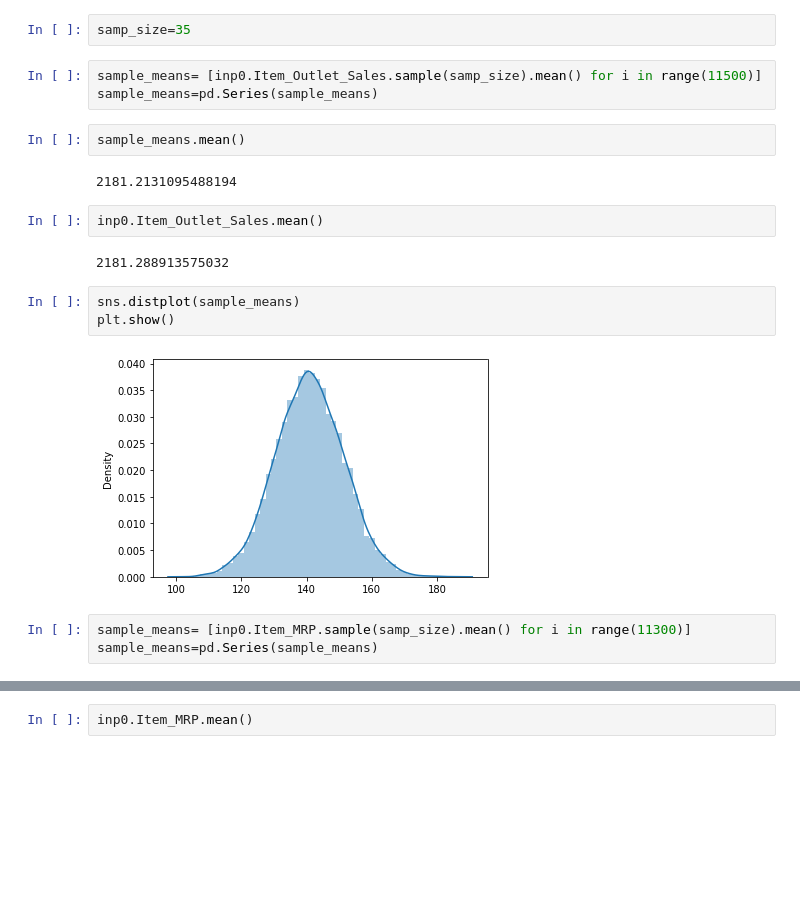
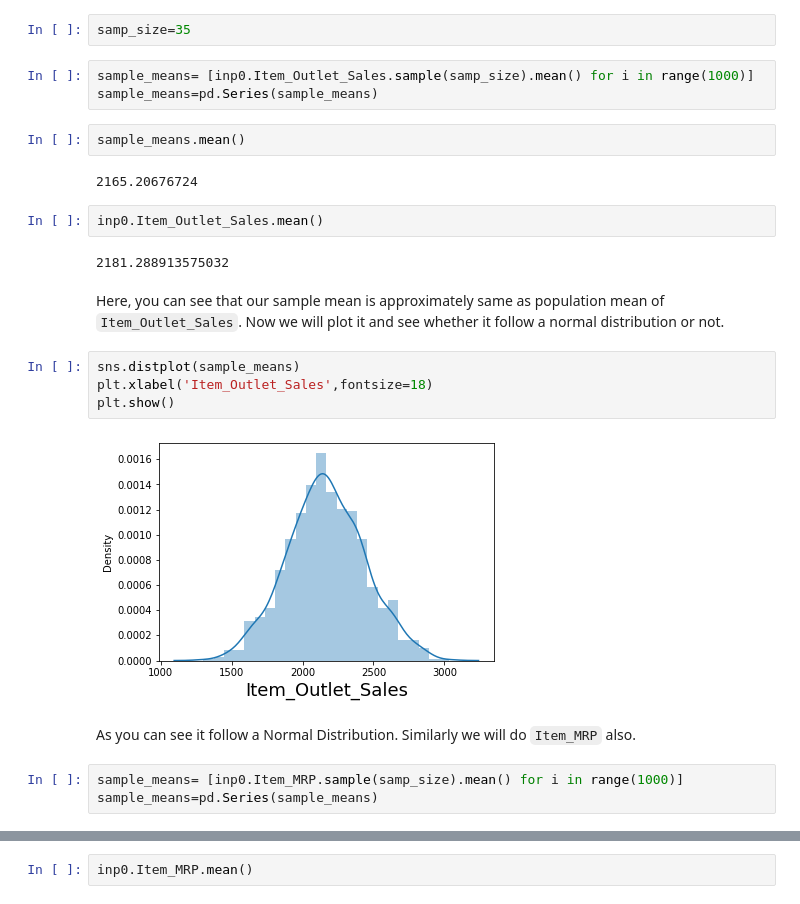
Before and after one commit to RaqeebShaikh12/EDA-BIG-MART-SALES, a Jupyter notebook: EDA_END_TERM_BIG_MART_SALES_(2).ipynb, the cells around one changed output, grey strips where cells are left out. Drawn from its saved outputs; the diff is of its cells as text; blank space fills up the shorter version.

```diff
--- a/EDA_END_TERM_BIG_MART_SALES_(2).ipynb
+++ b/EDA_END_TERM_BIG_MART_SALES_(2).ipynb
@@ -351,23 +473,29 @@ Here you can see that `Item_MRP` is highly correlated with `Item_Outlet_Sales` t
 # %%
 samp_size=35
 # %%
-sample_means= [inp0.Item_Outlet_Sales.sample(samp_size).mean() for i in range(11500)]
+sample_means= [inp0.Item_Outlet_Sales.sample(samp_size).mean() for i in range(1000)]
 sample_means=pd.Series(sample_means)
 # %%
 sample_means.mean()
 # %% [output]
-2181.2131095488194
+2165.20676724
 # %%
 inp0.Item_Outlet_Sales.mean()
 # %% [output]
 2181.288913575032
+# %% [markdown]
+Here, you can see that our sample mean is approximately same as population mean of `Item_Outlet_Sales`.
+Now we will plot it and see whether it follow a normal distribution or not.
 # %%
 sns.distplot(sample_means)
+plt.xlabel('Item_Outlet_Sales',fontsize=18)
 plt.show()
 # %% [output]
-[figure, old version]
+[figure, new version]
+# %% [markdown]
+As you can see it follow a Normal Distribution. Similarly we will do `Item_MRP` also.
 # %%
-sample_means= [inp0.Item_MRP.sample(samp_size).mean() for i in range(11300)]
+sample_means= [inp0.Item_MRP.sample(samp_size).mean() for i in range(1000)]
 sample_means=pd.Series(sample_means)
 # %%
 sample_means.mean()
```
Also changed, not shown: parts of 44 cells of this notebook.
